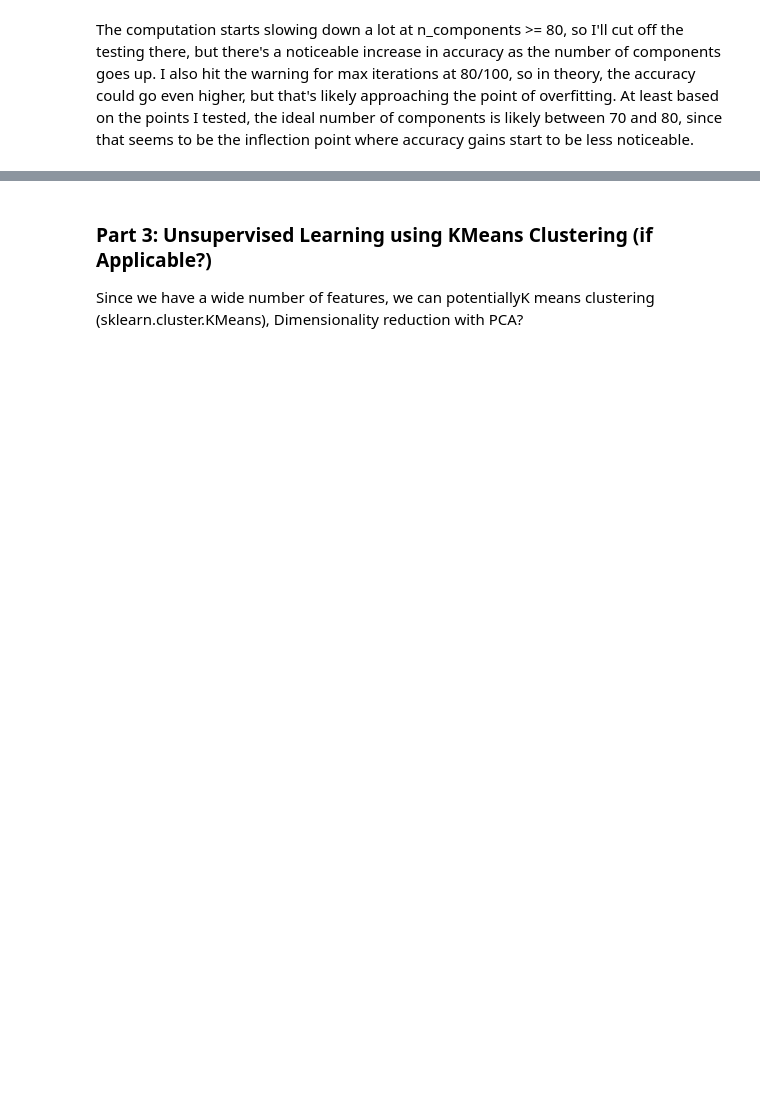
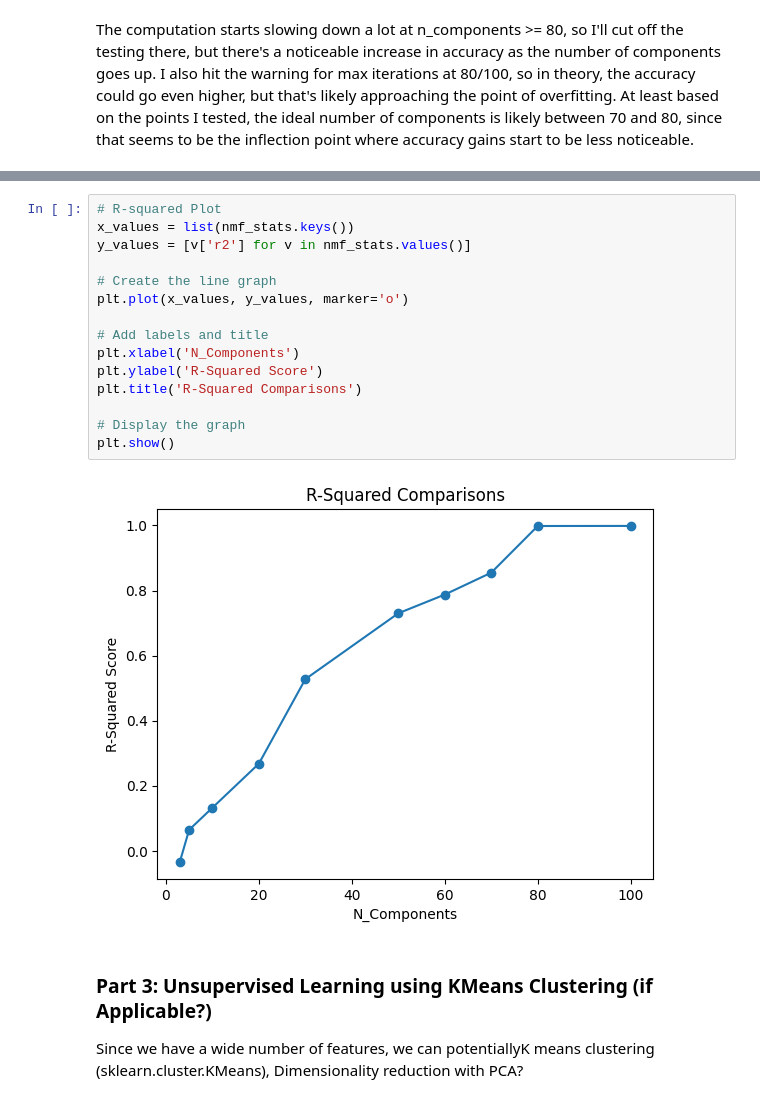
Before and after one commit to bxue2/Unsupervised-Learning-Final, a Jupyter notebook: Final.ipynb, the cells around one changed output, grey strips where cells are left out. Drawn from its saved outputs; the diff is of its cells as text; blank space fills up the shorter version.

```diff
--- a/Final.ipynb
+++ b/Final.ipynb
@@ -434,3 +462,20 @@ print(nmf_stats)
+# %%
+# R-squared Plot
+x_values = list(nmf_stats.keys())
+y_values = [v['r2'] for v in nmf_stats.values()]
+
+# Create the line graph
+plt.plot(x_values, y_values, marker='o')
+
+# Add labels and title
+plt.xlabel('N_Components')
+plt.ylabel('R-Squared Score')
+plt.title('R-Squared Comparisons')
+
+# Display the graph
+plt.show()
+# %% [output]
+[figure, added]
 # %% [markdown]
 ### Part 3: Unsupervised Learning using KMeans Clustering (if Applicable?)
 Since we have a wide number of features, we can potentiallyK means clustering (sklearn.cluster.KMeans), Dimensionality reduction with PCA?
```
Also changed, not shown: parts of 11 cells of this notebook.
